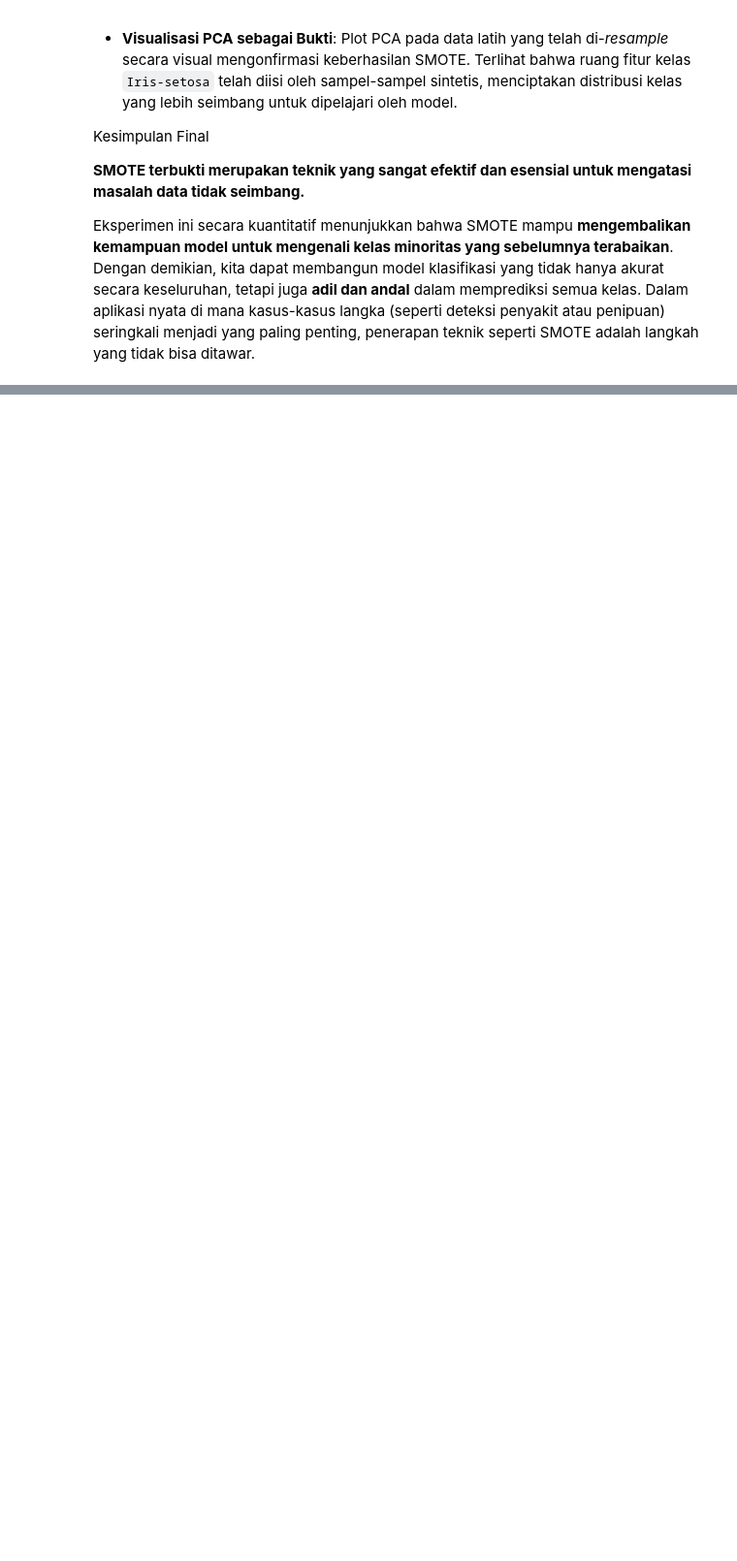
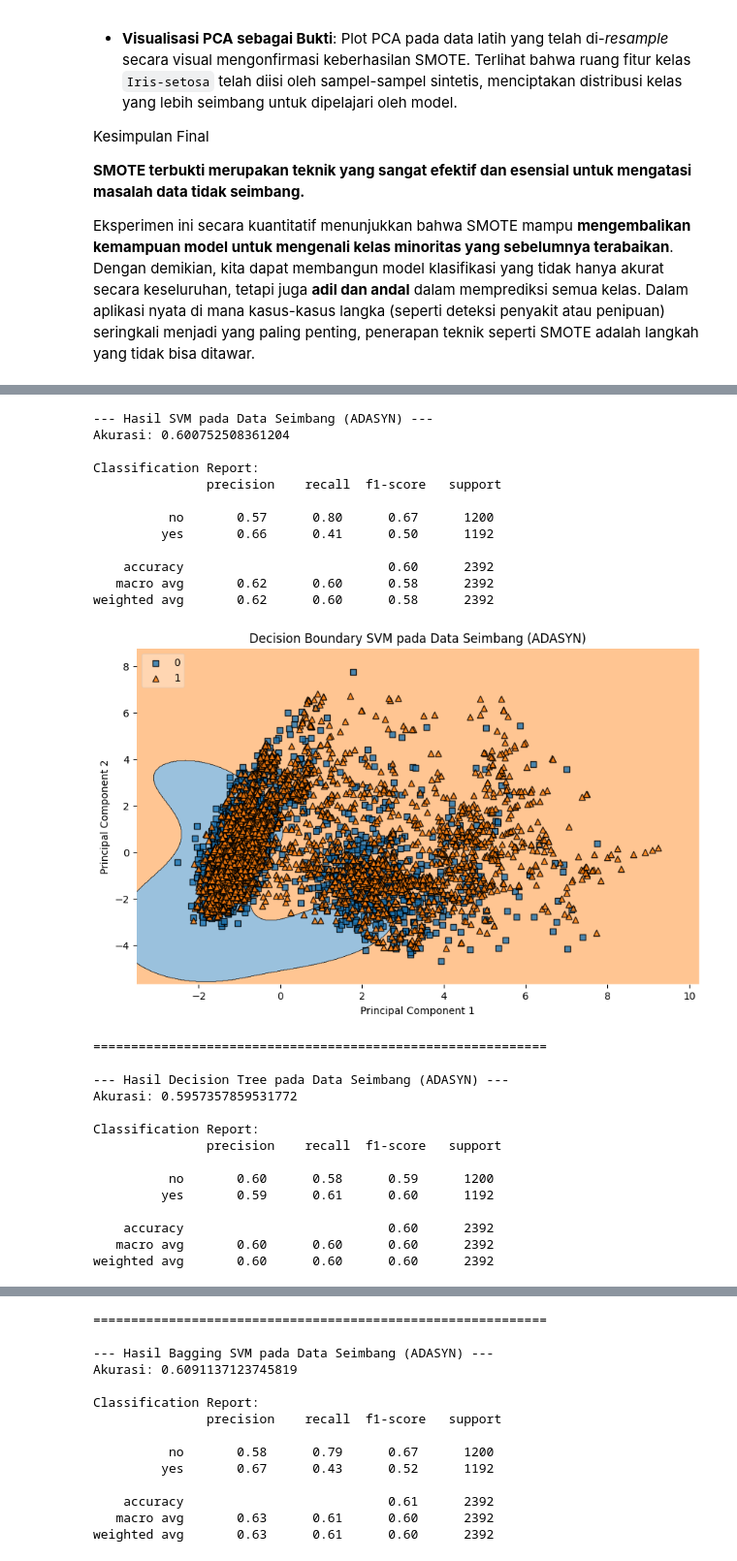
Before and after one commit to NaufalRabbani/PSD, a Jupyter notebook: bab-3_dp.ipynb, the cells around one changed output, grey strips where cells are left out. Shown at 97% size. Drawn from its saved outputs; the diff is of its cells as text; code cells hidden in the pictures; blank space fills up the shorter version.

```diff
--- a/bab-3_dp.ipynb
+++ b/bab-3_dp.ipynb
@@ -608,0 +933,6 @@ Eksperimen ini secara kuantitatif menunjukkan bahwa SMOTE mampu **mengembalikan
+# %%
+adasyn = ADASYN(random_state=42)
+X_adasyn, y_adasyn = adasyn.fit_resample(X_scaled, y)
+
+print("Distribusi Kelas Setelah ADASYN:")
+print(pd.Series(y_adasyn).value_counts())
@@ -608,0 +947,51 @@ Eksperimen ini secara kuantitatif menunjukkan bahwa SMOTE mampu **mengembalikan
+# %%
+# PCA pada data ADASYN
+pca_adasyn = PCA(n_components=2)
+X_pca_adasyn = pca_adasyn.fit_transform(X_adasyn)
+
+# Split data hasil PCA
+X_train_ad, X_test_ad, y_train_ad, y_test_ad = train_test_split(X_pca_adasyn, y_adasyn, test_size=0.3, random_state=42, stratify=y_adasyn)
+
+for name, model in models.items():
+    print(f"--- Hasil {name} pada Data Seimbang (ADASYN) ---")
+    model.fit(X_train_ad, y_train_ad)
+    y_pred_ad = model.predict(X_test_ad)
+    print(f"Akurasi: {accuracy_score(y_test_ad, y_pred_ad)}")
+    print("\nClassification Report:\n", classification_report(y_test_ad, y_pred_ad, target_names=le.classes_))
+
+    # Plotting
+    plt.figure(figsize=(10, 6))
+    plot_decision_regions(X_pca_adasyn, y_adasyn, clf=model, legend=2)
+    plt.xlabel('Principal Component 1')
+    plt.ylabel('Principal Component 2')
+    plt.title(f'Decision Boundary {name} pada Data Seimbang (ADASYN)')
+    plt.show()
+    print("\n" + "="*60 + "\n")
+# %% [output]
+--- Hasil SVM pada Data Seimbang (ADASYN) ---
+Akurasi: 0.600752508361204
+
+Classification Report:
+               precision    recall  f1-score   support
+
+          no       0.57      0.80      0.67      1200
+         yes       0.66      0.41      0.50      1192
+
+    accuracy                           0.60      2392
+   macro avg       0.62      0.60      0.58      2392
+weighted avg       0.62      0.60      0.58      2392
+[figure, added]
+============================================================
+
+--- Hasil Decision Tree pada Data Seimbang (ADASYN) ---
+Akurasi: 0.5957357859531772
+
+Classification Report:
+               precision    recall  f1-score   support
+
+          no       0.60      0.58      0.59      1200
+         yes       0.59      0.61      0.60      1192
+
+    accuracy                           0.60      2392
+   macro avg       0.60      0.60      0.60      2392
+weighted avg       0.60      0.60      0.60      2392
@@ -608,0 +999,14 @@ Eksperimen ini secara kuantitatif menunjukkan bahwa SMOTE mampu **mengembalikan
+============================================================
+
+--- Hasil Bagging SVM pada Data Seimbang (ADASYN) ---
+Akurasi: 0.6091137123745819
+
+Classification Report:
+               precision    recall  f1-score   support
+
+          no       0.58      0.79      0.67      1200
+         yes       0.67      0.43      0.52      1192
+
+    accuracy                           0.61      2392
+   macro avg       0.63      0.61      0.60      2392
+weighted avg       0.63      0.61      0.60      2392
```
Also changed, not shown: parts of 13 cells of this notebook, 1 other file.
